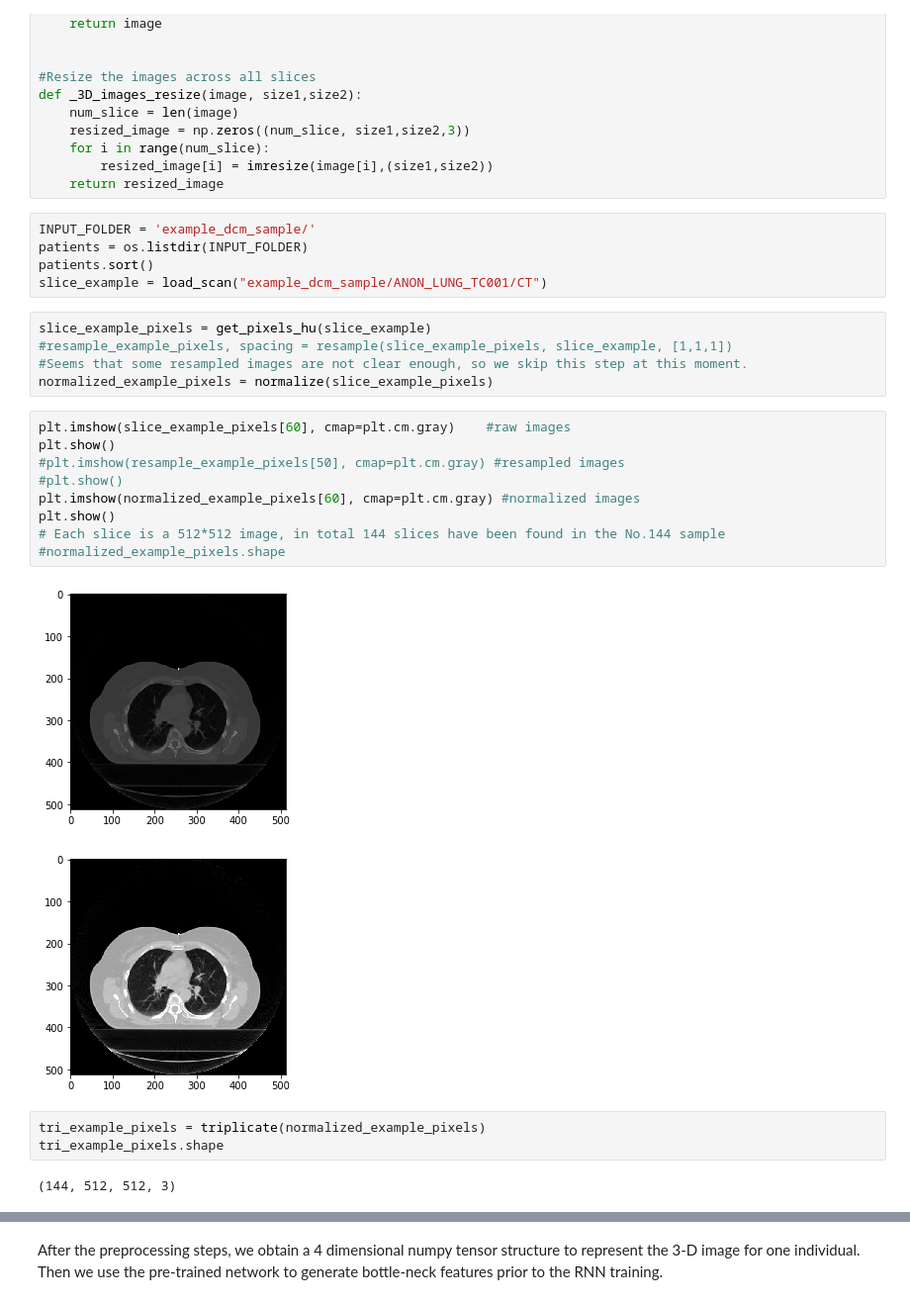
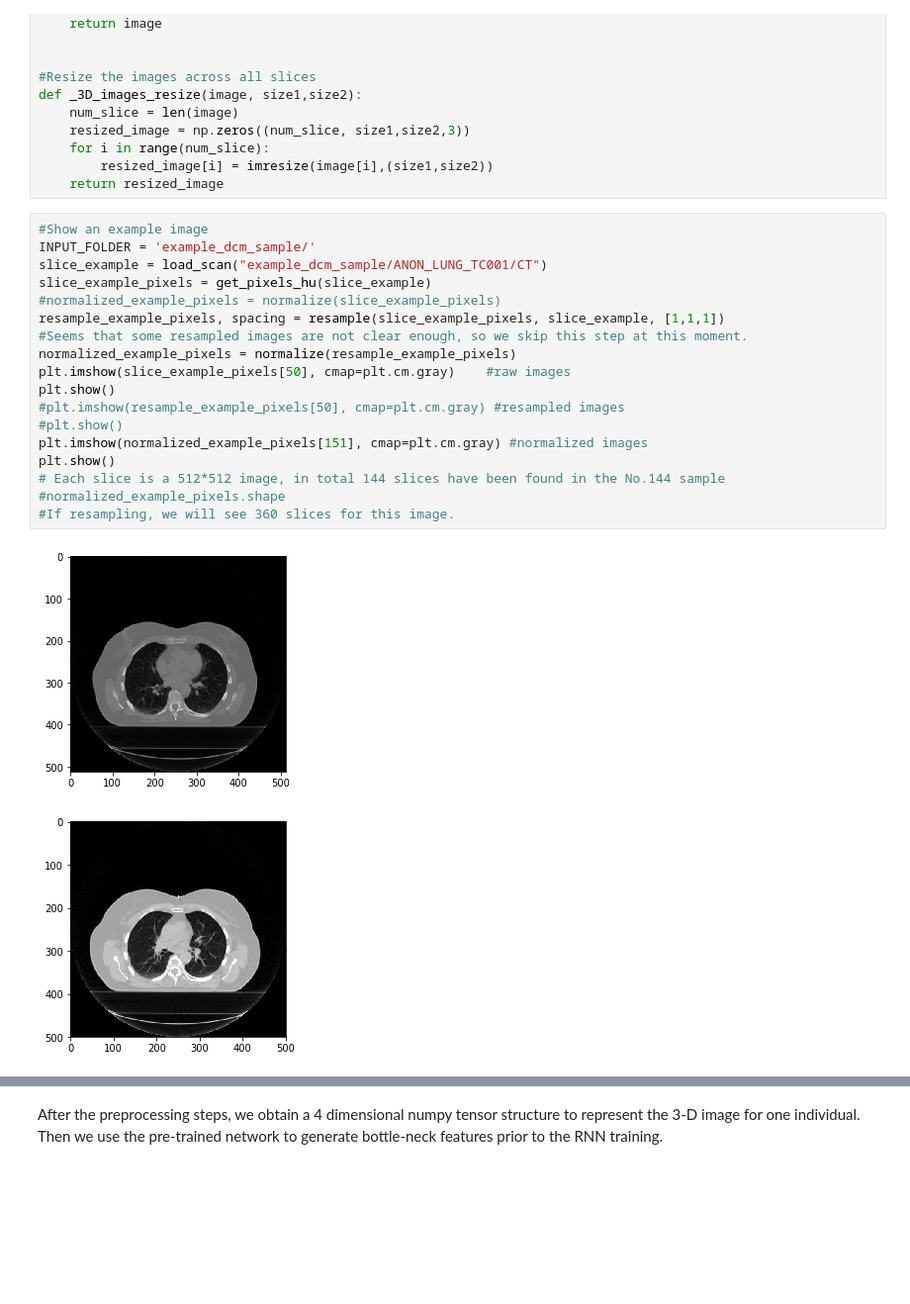
Before and after one commit to yunchuankong/MedicalImageClassification, a Jupyter notebook: TransferDeepLearning.ipynb, the cells around one changed output, grey strips where cells are left out. Shown at 99% size. Drawn from its saved outputs; the diff is of its cells as text; blank space fills up the shorter version.

```diff
--- a/TransferDeepLearning.ipynb
+++ b/TransferDeepLearning.ipynb
@@ -337,30 +339,24 @@ def _3D_images_resize(image, size1,size2):
     for i in range(num_slice):
         resized_image[i] = imresize(image[i],(size1,size2))
     return resized_image
-# %%
-INPUT_FOLDER = 'example_dcm_sample/'
-patients = os.listdir(INPUT_FOLDER)
-patients.sort()
-slice_example = load_scan("example_dcm_sample/ANON_LUNG_TC001/CT")
-# %%
-slice_example_pixels = get_pixels_hu(slice_example)
-#resample_example_pixels, spacing = resample(slice_example_pixels, slice_example, [1,1,1])
-#Seems that some resampled images are not clear enough, so we skip this step at this moment.
-normalized_example_pixels = normalize(slice_example_pixels)
 # %%
-plt.imshow(slice_example_pixels[60], cmap=plt.cm.gray)    #raw images
+#Show an example image
+INPUT_FOLDER = 'example_dcm_sample/'
+slice_example = load_scan("example_dcm_sample/ANON_LUNG_TC001/CT")
+slice_example_pixels = get_pixels_hu(slice_example)
+#normalized_example_pixels = normalize(slice_example_pixels)
+resample_example_pixels, spacing = resample(slice_example_pixels, slice_example, [1,1,1])
+#Seems that some resampled images are not clear enough, so we skip this step at this moment.
+normalized_example_pixels = normalize(resample_example_pixels)
+plt.imshow(slice_example_pixels[50], cmap=plt.cm.gray)    #raw images
 plt.show()
 #plt.imshow(resample_example_pixels[50], cmap=plt.cm.gray) #resampled images
 #plt.show()
-plt.imshow(normalized_example_pixels[60], cmap=plt.cm.gray) #normalized images
+plt.imshow(normalized_example_pixels[151], cmap=plt.cm.gray) #normalized images
 plt.show()
 # Each slice is a 512*512 image, in total 144 slices have been found in the No.144 sample
 #normalized_example_pixels.shape
+#If resampling, we will see 360 slices for this image.
 # %% [output]
-[figure, old version]
+[figure, new version]
-[figure, old version]
+[figure, new version]
-# %%
-tri_example_pixels = triplicate(normalized_example_pixels)
-tri_example_pixels.shape
-# %% [output]
-(144, 512, 512, 3)
```
Also changed, not shown: parts of 10 cells of this notebook.
